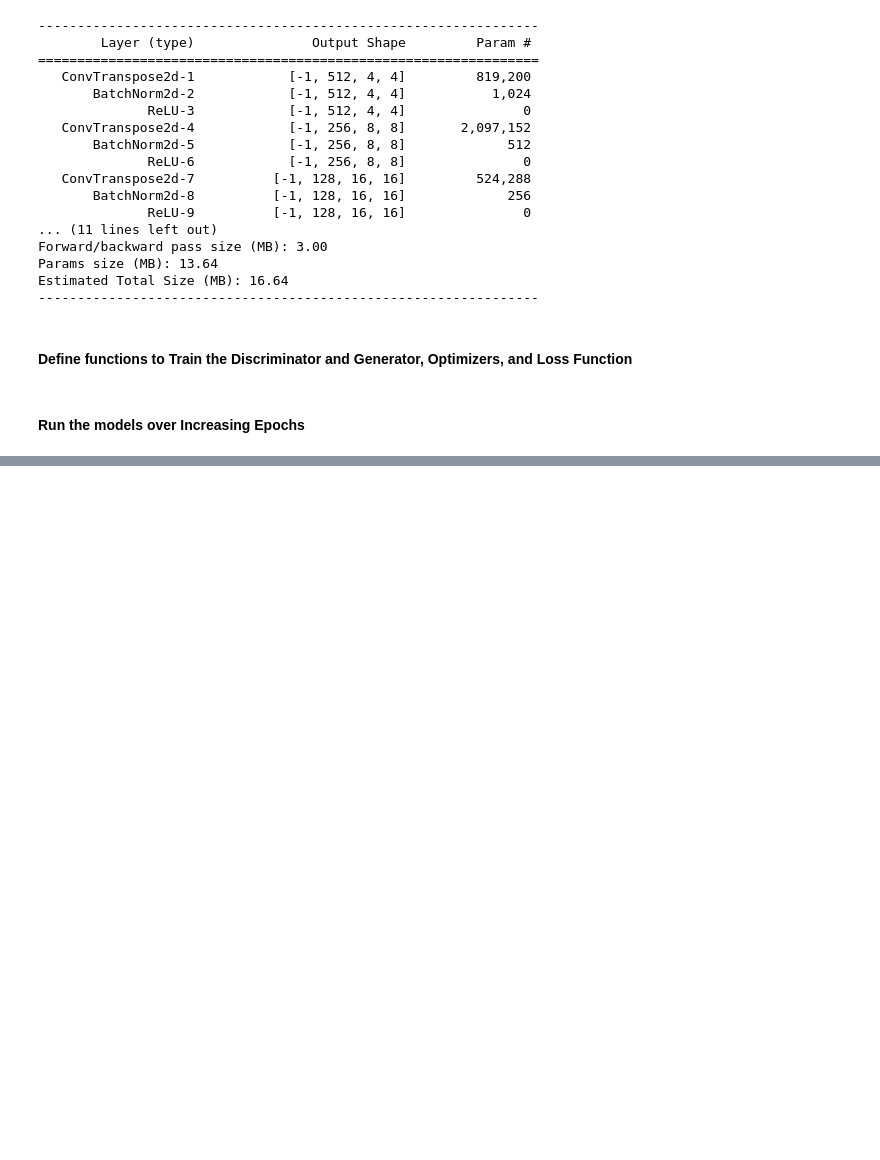
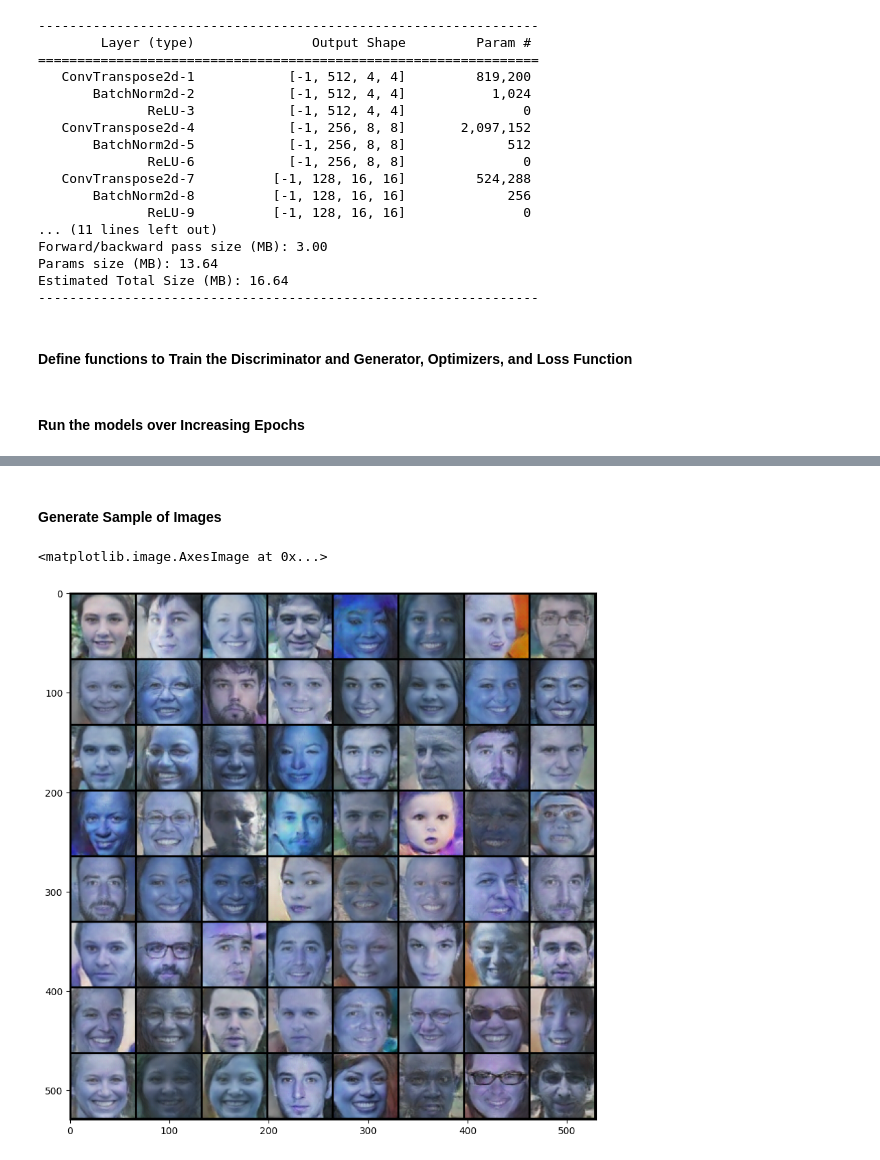
Before and after one commit to MuhammedM294/PyTorch4CV, a Jupyter notebook: GANs/Face_Generation_GAN.ipynb, the cells around one changed output, grey strips where cells are left out. Drawn from its saved outputs; the diff is of its cells as text; code cells hidden in the pictures; blank space fills up the shorter version.

```diff
--- a/GANs/Face_Generation_GAN.ipynb
+++ b/GANs/Face_Generation_GAN.ipynb
@@ -232,0 +233,12 @@ EPOCH: 30.000  g_loss: 5.417  d_loss: 0.225  (1137.68s - 0.00s remaining)))
+# %% [markdown]
+#### Generate Sample of Images
+# %%
+generator.eval()
+noise = torch.randn(64, 100, 1, 1, device=device)
+sample_images = generator(noise).detach().cpu()
+grid = vutils.make_grid(sample_images,nrow=8,normalize=True)
+plt.figure(figsize=(10,10))
+plt.imshow(grid.permute(1, 2, 0))
+# %% [output]
+<matplotlib.image.AxesImage at 0x...>
+[figure, added]
```
Also changed, not shown: parts of 1 cell of this notebook.
